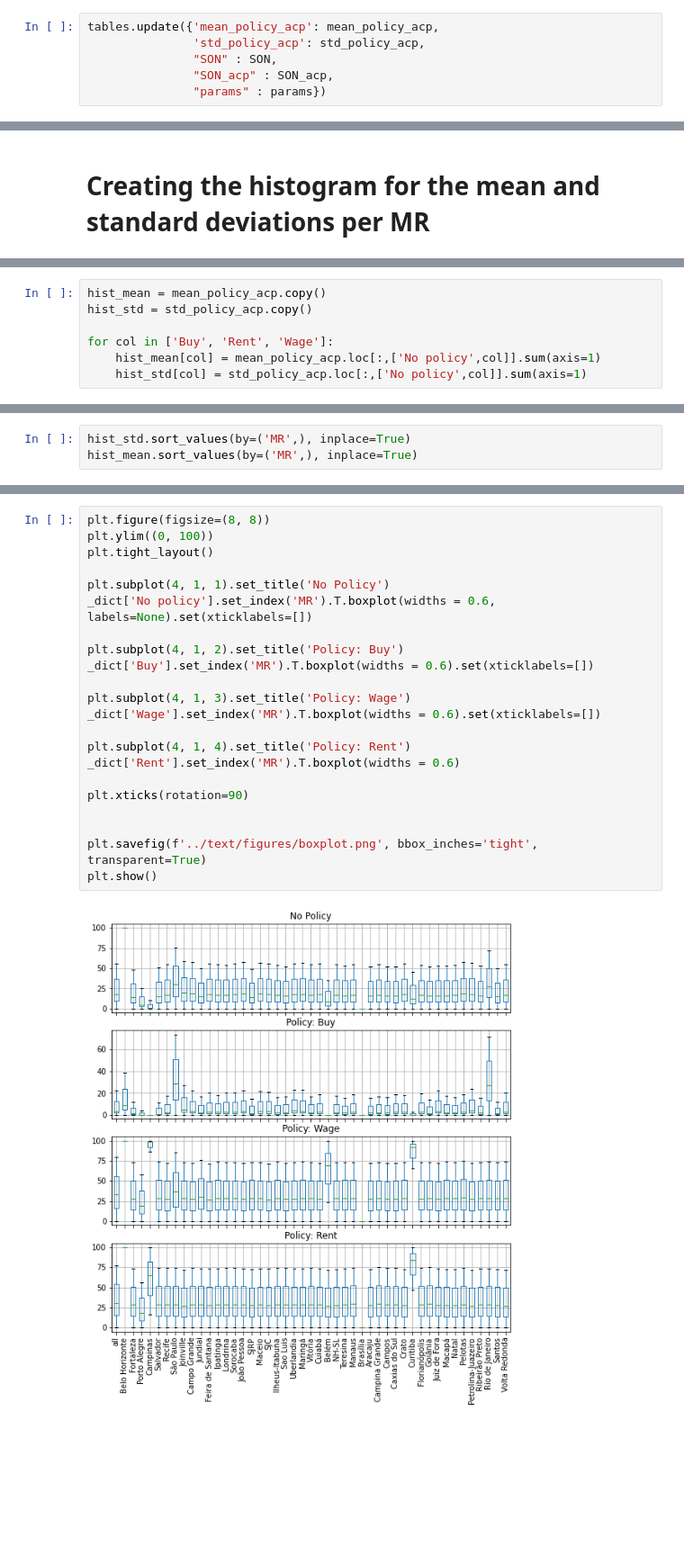
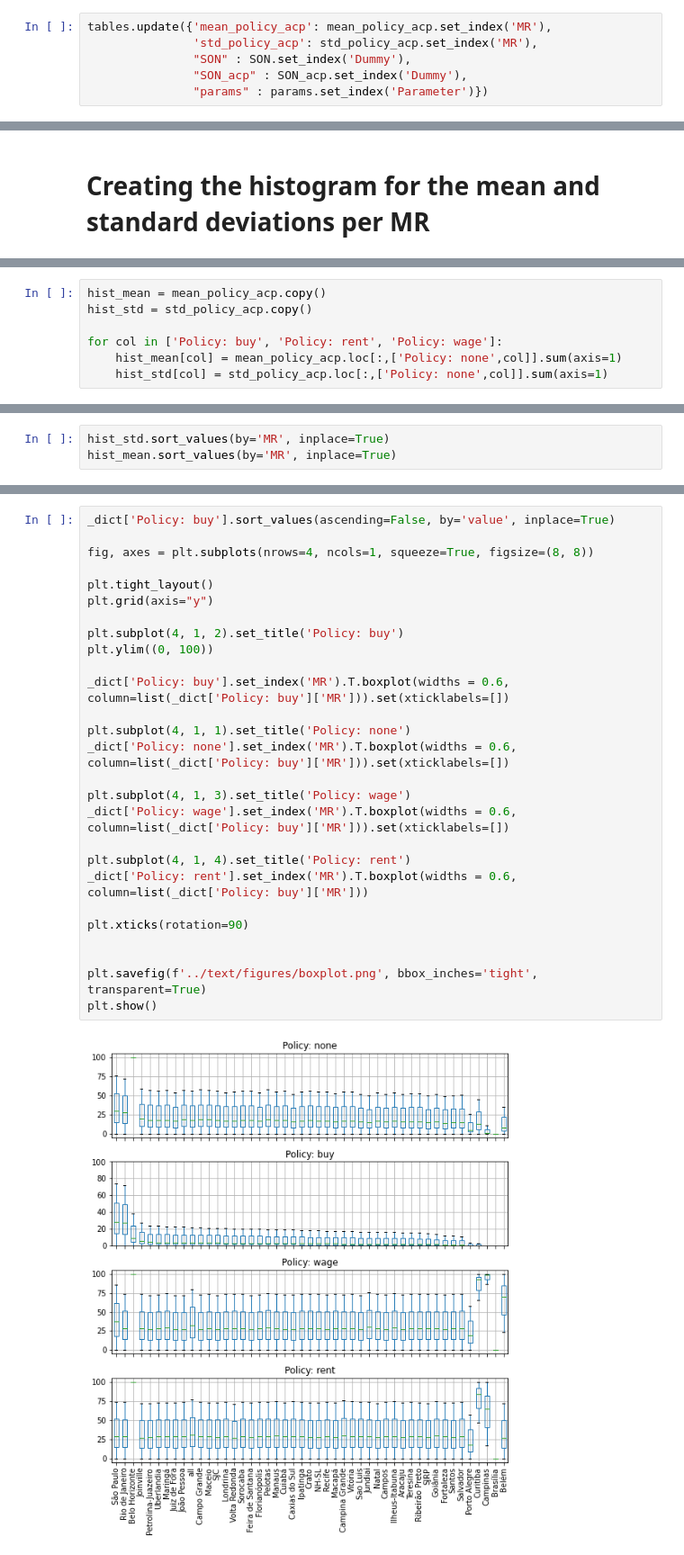
Before and after one commit to BAFurtado/MLsimulatesABMtowardsPolicy_outdated, a Jupyter notebook: analysis/Tables.ipynb, the cells around one changed output, grey strips where cells are left out. Shown at 90% size. Saved outputs shown, nothing was run; the diff lists cells and outputs as text; blank space fills up the shorter version.

Commit message:
Histrogram almost done (still needs to get the layout right)

```diff
--- a/analysis/Tables.ipynb
+++ b/analysis/Tables.ipynb
@@ -319,6 +335,6 @@ params
 # %%
-tables.update({'mean_policy_acp': mean_policy_acp,
-               'std_policy_acp': std_policy_acp,
-               "SON" : SON,
-               "SON_acp" : SON_acp,
-               "params" : params})
+tables.update({'mean_policy_acp': mean_policy_acp.set_index('MR'),
+               'std_policy_acp': std_policy_acp.set_index('MR'),
+               "SON" : SON.set_index('Dummy'),
+               "SON_acp" : SON_acp.set_index('Dummy'),
+               "params" : params.set_index('Parameter')})
@@ -372,6 +408,6 @@ mean_policy_acp
 hist_mean = mean_policy_acp.copy()
 hist_std = std_policy_acp.copy()
 
-for col in ['Buy', 'Rent', 'Wage']:
-    hist_mean[col] = mean_policy_acp.loc[:,['No policy',col]].sum(axis=1)
-    hist_std[col] = std_policy_acp.loc[:,['No policy',col]].sum(axis=1)
+for col in ['Policy: buy', 'Policy: rent', 'Policy: wage']:
+    hist_mean[col] = mean_policy_acp.loc[:,['Policy: none',col]].sum(axis=1)
+    hist_std[col] = std_policy_acp.loc[:,['Policy: none',col]].sum(axis=1)
@@ -400,6 +434,6 @@ hist_mean
 # %%
-hist_std.sort_values(by=('MR',), inplace=True)
-hist_mean.sort_values(by=('MR',), inplace=True)
+hist_std.sort_values(by='MR', inplace=True)
+hist_mean.sort_values(by='MR', inplace=True)
 # %%
 hist_mean
 # %% [output]
@@ -485,24 +514,29 @@ _dict['Wage'].transpose()
 # %%
-plt.figure(figsize=(8, 8))
+_dict['Policy: buy'].sort_values(ascending=False, by='value', inplace=True)
+
+fig, axes = plt.subplots(nrows=4, ncols=1, squeeze=True, figsize=(8, 8))
+
+plt.tight_layout()
+plt.grid(axis="y")
+
+plt.subplot(4, 1, 2).set_title('Policy: buy')
 plt.ylim((0, 100))
-plt.tight_layout()
 
-plt.subplot(4, 1, 1).set_title('No Policy')
-_dict['No policy'].set_index('MR').T.boxplot(widths = 0.6, labels=None).set(xticklabels=[])
+_dict['Policy: buy'].set_index('MR').T.boxplot(widths = 0.6, column=list(_dict['Policy: buy']['MR'])).set(xticklabels=[])
 
-plt.subplot(4, 1, 2).set_title('Policy: Buy')
-_dict['Buy'].set_index('MR').T.boxplot(widths = 0.6).set(xticklabels=[])
+plt.subplot(4, 1, 1).set_title('Policy: none')
+_dict['Policy: none'].set_index('MR').T.boxplot(widths = 0.6, column=list(_dict['Policy: buy']['MR'])).set(xticklabels=[])
 
-plt.subplot(4, 1, 3).set_title('Policy: Wage')
-_dict['Wage'].set_index('MR').T.boxplot(widths = 0.6).set(xticklabels=[])
+plt.subplot(4, 1, 3).set_title('Policy: wage')
+_dict['Policy: wage'].set_index('MR').T.boxplot(widths = 0.6, column=list(_dict['Policy: buy']['MR'])).set(xticklabels=[])
 
-plt.subplot(4, 1, 4).set_title('Policy: Rent')
-_dict['Rent'].set_index('MR').T.boxplot(widths = 0.6)
+plt.subplot(4, 1, 4).set_title('Policy: rent')
+_dict['Policy: rent'].set_index('MR').T.boxplot(widths = 0.6, column=list(_dict['Policy: buy']['MR']))
 
 plt.xticks(rotation=90)
 
 
 plt.savefig(f'../text/figures/boxplot.png', bbox_inches='tight', transparent=True)
 plt.show()
 # %% [output]
-[figure, old version]
+[figure, new version]
```
Also changed, not shown: parts of 32 cells of this notebook, 9 other files.
